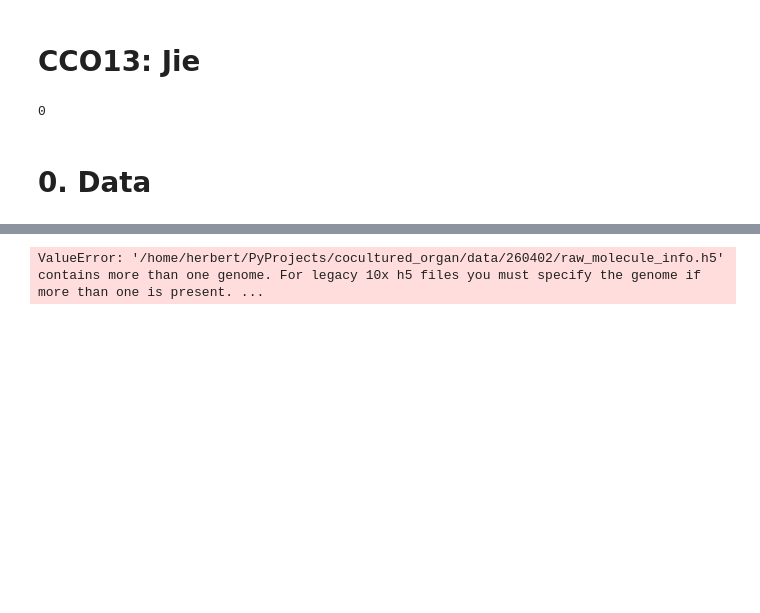
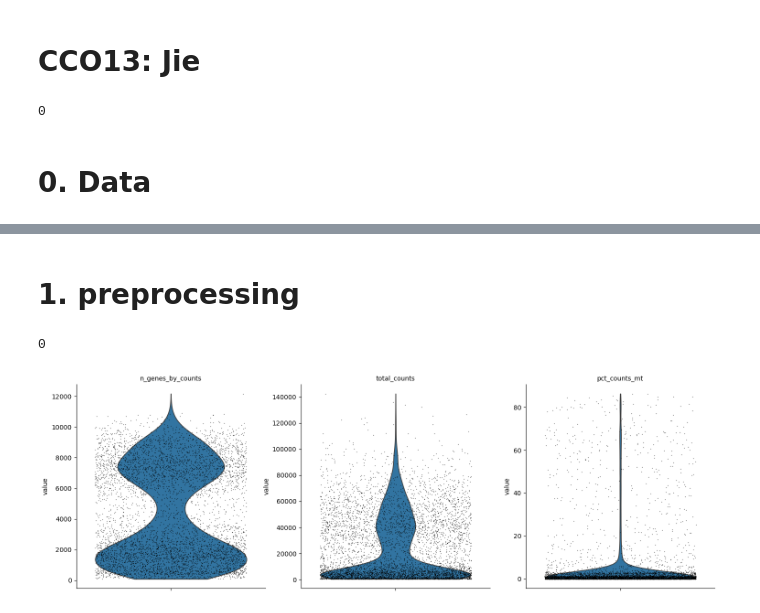
Before and after one commit to yachielab/DataAnalysis_Vascularized_Cardiac_Organoids, a Jupyter notebook: ipynb/CCO13.ipynb, the cells around one changed output, grey strips where cells are left out. Drawn from its saved outputs; the diff is of its cells as text; code cells hidden in the pictures; blank space fills up the shorter version.

```diff
--- a/ipynb/CCO13.ipynb
+++ b/ipynb/CCO13.ipynb
@@ -18,4 +32,18 @@ os.system(f"mkdir -p {WORK_DIR}")
 # %%
-adata = sc.read_10x_h5(f"/home/herbert/PyProjects/cocultured_organ/data/260402/raw_molecule_info.h5")
+adata_all = None
+
+for f in glob.glob(f"{DATA_DIR}/*.h5"):
+    batch = f.split("/")[-1].split("-")[0]
+    cell_line = f.split("/")[-1].split("-")[1]
+
+    adata = sc.read_10x_h5(f)
+    adata.var_names_make_unique()
+    adata.obs["batch"] = batch
+    adata.obs["cell_line"] = cell_line
+
+    if adata_all is None:
+        adata_all = adata
+    else:
+        adata_all = ad.concat([adata_all, adata])
+
+adata_all.write(f"{WORK_DIR}/adata/raw/ALL.h5ad")
-# %% [output]
-ValueError: '/home/herbert/PyProjects/cocultured_organ/data/260402/raw_molecule_info.h5' contains more than one genome. For legacy 10x h5 files you must specify the genome if more than one is present. ...
@@ -23,0 +50,23 @@ adata
+# %% [markdown]
+# 1. preprocessing
+# %%
+os.system(f"mkdir -p {WORK_DIR}/adata/processed")
+# %% [output]
+0
+# %%
+adata = sc.read_h5ad(f"{WORK_DIR}/adata/raw/ALL.h5ad")
+# %%
+adata.var["mt"] = adata.var_names.str.startswith("MT-")
+adata.var["ribo"] = adata.var_names.str.startswith(("RPS", "RPL"))
+adata.var["hb"] = adata.var_names.str.contains("^HB[^(P)]")
+
+sc.pp.calculate_qc_metrics(adata, qc_vars=["mt", "ribo", "hb"], inplace=True)
+# %%
+sc.pl.violin(
+    adata,
+    ["n_genes_by_counts", "total_counts", "pct_counts_mt"],
+    jitter=0.4,
+    multi_panel=True,
+)
+# %% [output]
+[figure, added]
```
Also changed, not shown: parts of 15 cells of this notebook, 33 other files.
